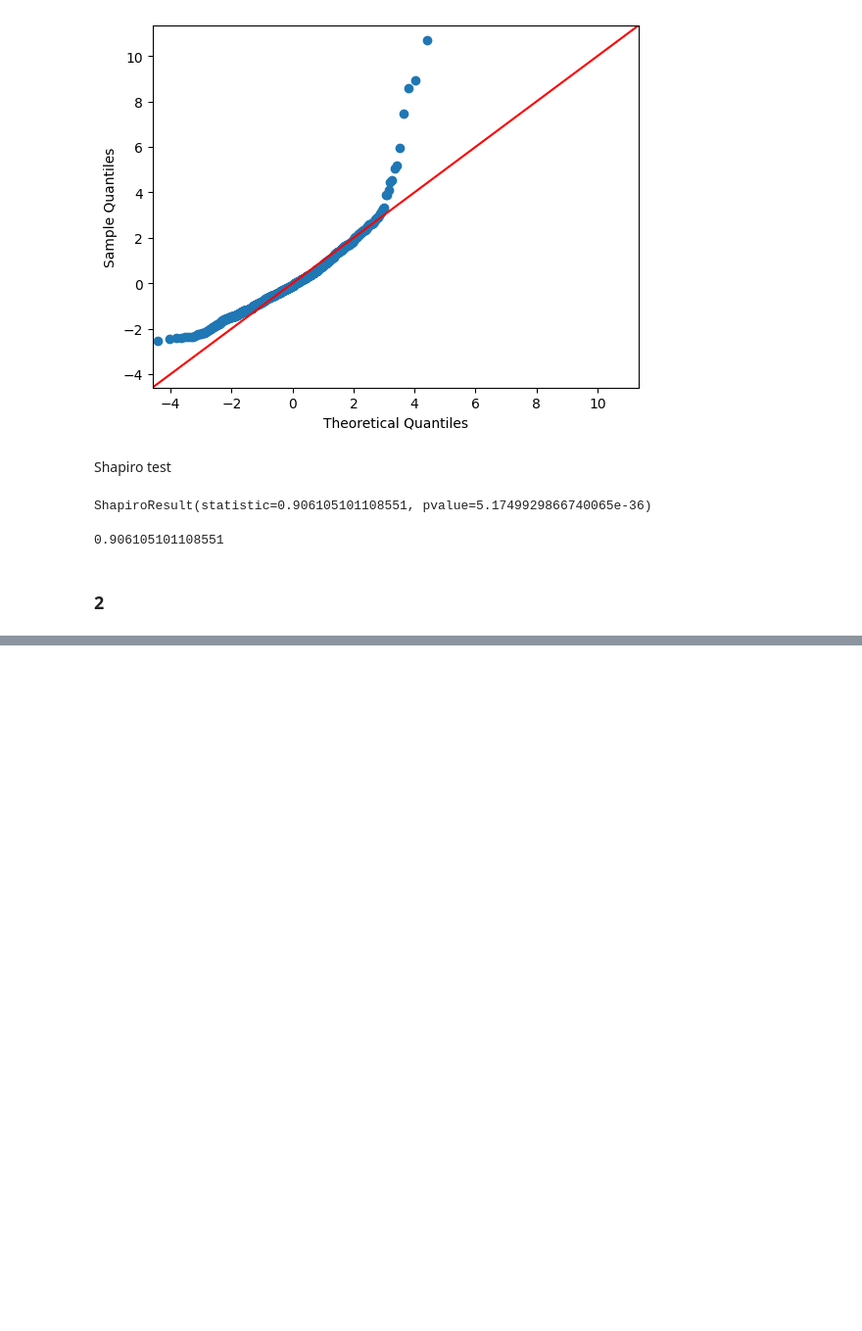
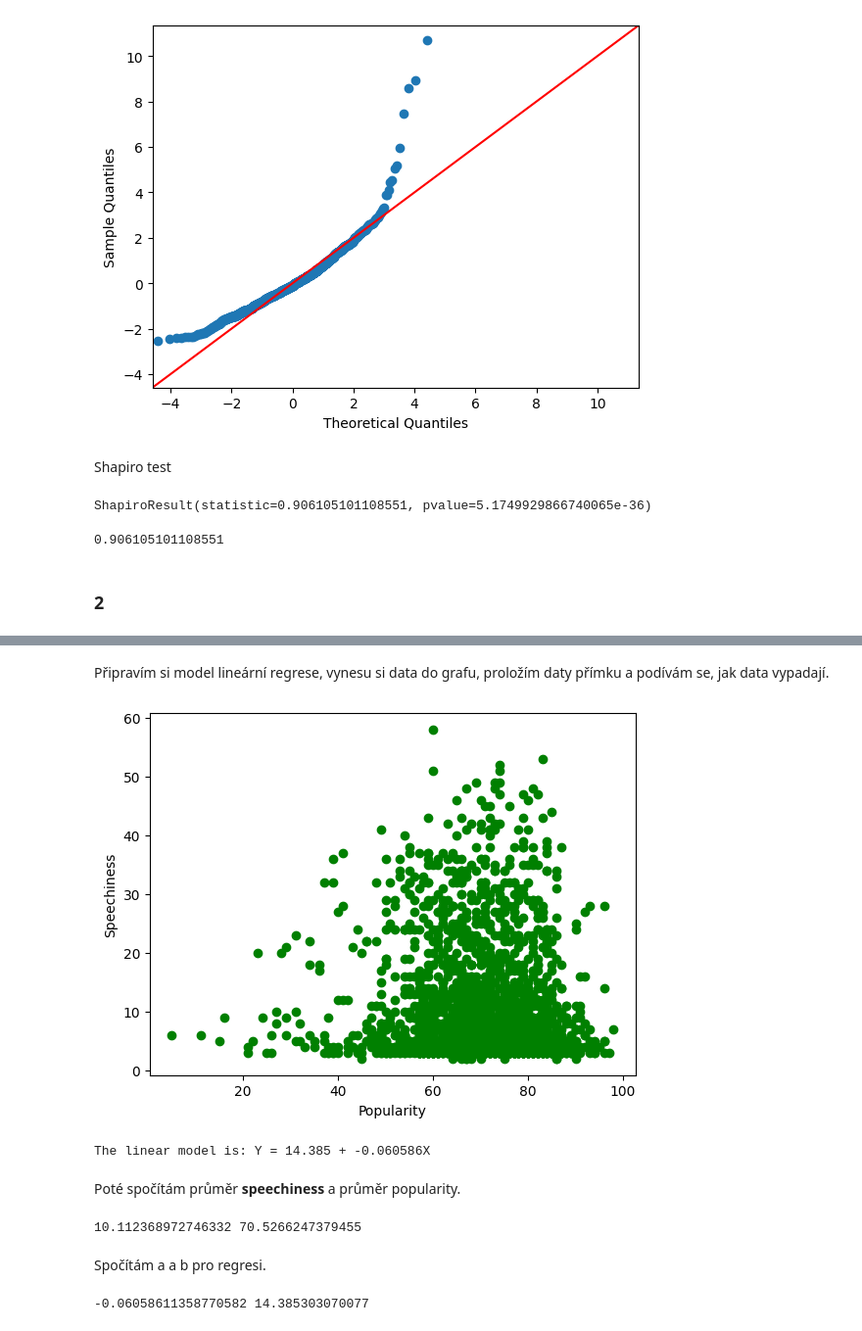
Before and after one commit to boba-buba/PaS_project, a Jupyter notebook: notes.ipynb, the cells around one changed output, grey strips where cells are left out. Shown at 98% size. Cells and saved outputs as stored; diff of their text form; code cells hidden in the pictures; blank space fills up the shorter version.

Commit message:
2, 3  tests

```diff
--- a/notes.ipynb
+++ b/notes.ipynb
@@ -199,0 +206,5 @@ ShapiroResult(statistic=0.906105101108551, pvalue=5.1749929866740065e-36)
+# %%
+popularity = table['popularity']
+speechiness = table['speechiness']
+popularity.describe()
+speechiness.describe()
@@ -199,0 +221,49 @@ ShapiroResult(statistic=0.906105101108551, pvalue=5.1749929866740065e-36)
+# %% [markdown]
+Připravím si model lineární regrese, vynesu si data do grafu, proložím daty přímku a podívám se, jak data vypadají.
+# %%
+x = popularity.values.reshape(-1, 1)
+y = speechiness.values.reshape(-1, 1)
+
+reg = LinearRegression().fit(x, y)
+
+#print("Coefficients: \n", reg.coef_)
+#print("Mean squared error: %.2f" % mean_squared_error(y_test, y_pred))
+#print("Coefficient of determination: %.2f" % r2_score(y_test, y_pred))
+
+fig, ax = plt.subplots()
+#ax.set_title('Example Graph')
+ax.set_ylabel('Speechiness')
+ax.set_xlabel('Popularity')
+
+plt.scatter(x, y, color="green")
+
+#plt.plot(x_test, y_pred, color="blue", linewidth=2)
+plt.show()
+
+reg.score(x, y)
+print("The linear model is: Y = {:.5} + {:.5}X".format(reg.intercept_[0], reg.coef_[0][0]))
+# %% [output]
+[figure, added]
+The linear model is: Y = 14.385 + -0.060586X
+# %% [markdown]
+Poté spočítám průměr  **speechiness** a průměr popularity.
+# %%
+speechiness_mean = speechiness.mean()
+popularity_mean = popularity.mean()
+print(speechiness_mean, popularity_mean)
+# %% [output]
+10.112368972746332 70.5266247379455
+# %% [markdown]
+Spočítám a a b pro regresi.
+# %%
+suma = 0
+a = 0
+for i in range(len(speechiness)):
+    a += (popularity[i] - popularity_mean)*(speechiness[i] - speechiness_mean)
+    suma =  suma + (popularity[i]-popularity_mean)**2
+
+a = a/suma
+b = speechiness_mean - a*popularity_mean
+print(a, b)
+# %% [output]
+-0.06058611358770582 14.385303070077
```
Also changed, not shown: parts of 13 cells of this notebook, 1 other file.
